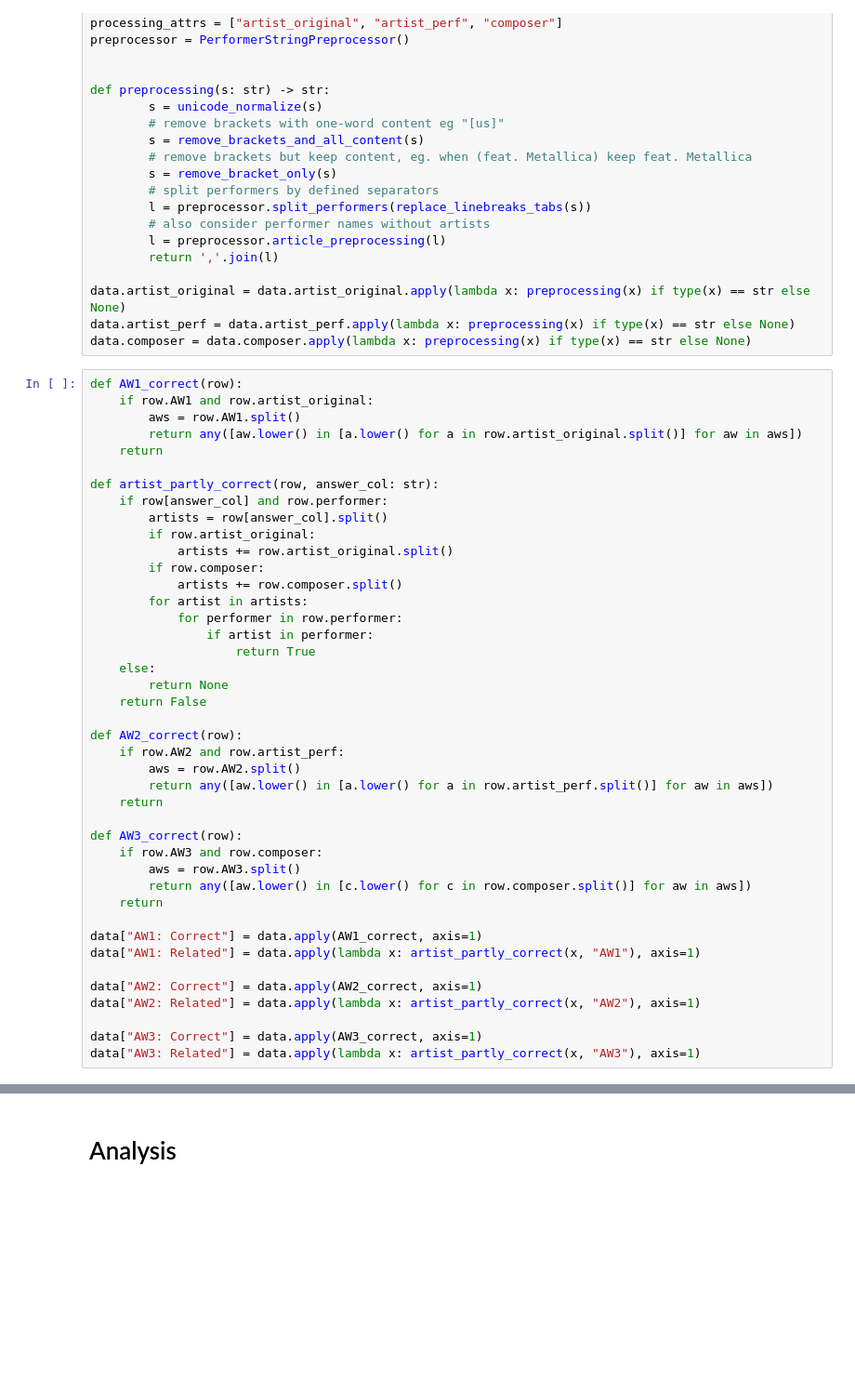
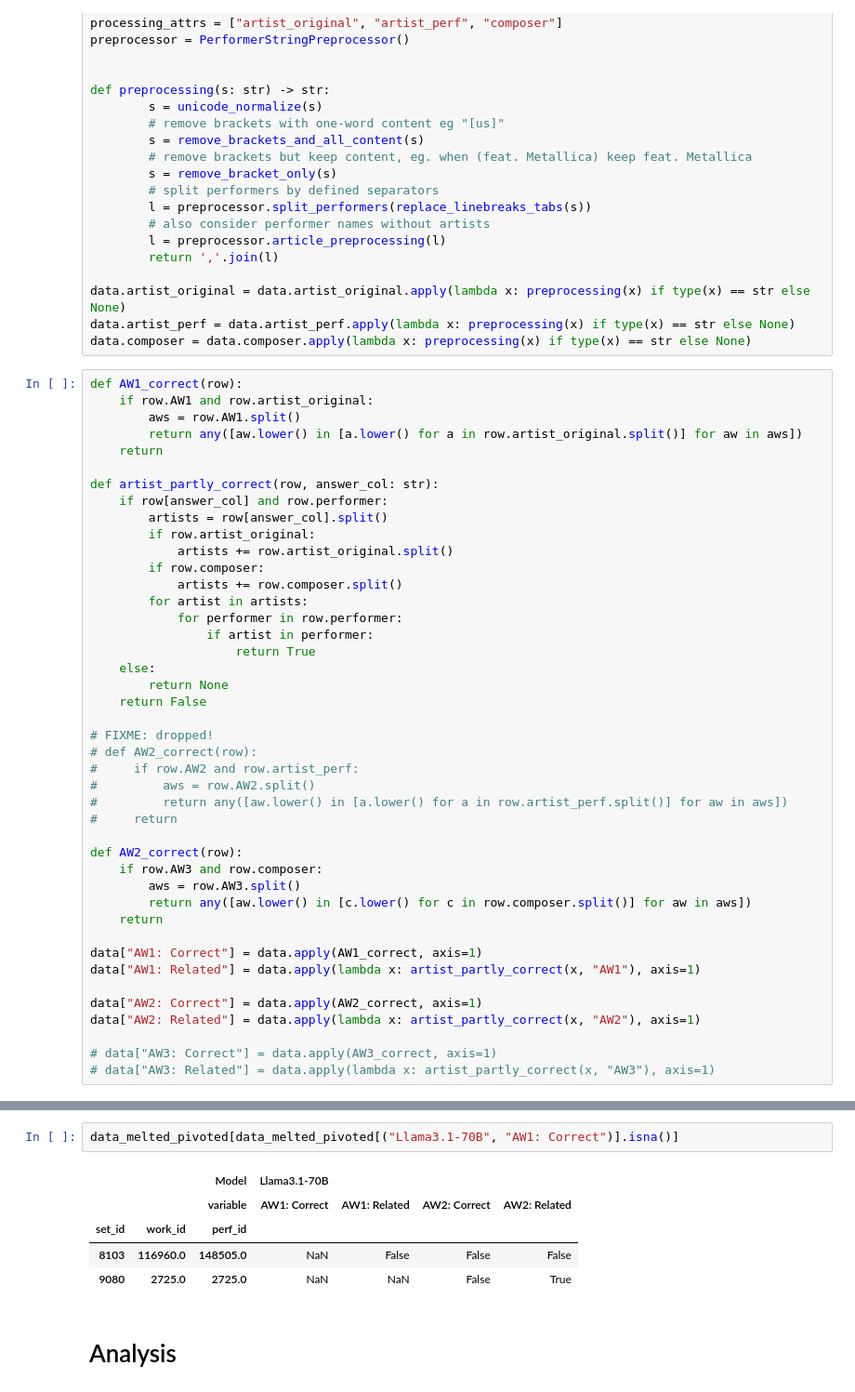
Before and after one commit to progsi/YTUnCoverLLM, a Jupyter notebook: notebooks/quantifying_entity_novelty.ipynb, the cells around one changed output, grey strips where cells are left out. Shown at 93% size. Saved outputs shown, nothing was run; the diff lists cells and outputs as text; blank space fills up the shorter version.

```diff
--- a/notebooks/quantifying_entity_novelty.ipynb
+++ b/notebooks/quantifying_entity_novelty.ipynb
@@ -75,13 +75,14 @@ def artist_partly_correct(row, answer_col: str):
         return None
     return False
 
+# FIXME: dropped!
+# def AW2_correct(row):
+#     if row.AW2 and row.artist_perf:
+#         aws = row.AW2.split()
+#         return any([aw.lower() in [a.lower() for a in row.artist_perf.split()] for aw in aws])
+#     return
+
 def AW2_correct(row):
-    if row.AW2 and row.artist_perf:
-        aws = row.AW2.split()
-        return any([aw.lower() in [a.lower() for a in row.artist_perf.split()] for aw in aws])
-    return
-
-def AW3_correct(row):
     if row.AW3 and row.composer:
         aws = row.AW3.split()
         return any([aw.lower() in [c.lower() for c in row.composer.split()] for aw in aws])
@@ -93,8 +94,8 @@ data["AW1: Related"] = data.apply(lambda x: artist_partly_correct(x, "AW1"), axi
 data["AW2: Correct"] = data.apply(AW2_correct, axis=1)
 data["AW2: Related"] = data.apply(lambda x: artist_partly_correct(x, "AW2"), axis=1)
 
-data["AW3: Correct"] = data.apply(AW3_correct, axis=1)
-data["AW3: Related"] = data.apply(lambda x: artist_partly_correct(x, "AW3"), axis=1)
+# data["AW3: Correct"] = data.apply(AW3_correct, axis=1)
+# data["AW3: Related"] = data.apply(lambda x: artist_partly_correct(x, "AW3"), axis=1)
 # %%
 
 id_cols = ['set_id', 'work_id', 'perf_id', 'Model']
@@ -115,3 +132,11 @@ data_melted_pivoted
+# %%
+data_melted_pivoted[data_melted_pivoted[("Llama3.1-70B", "AW1: Correct")].isna()]
+# %% [output]
+|  |  | Model | Llama3.1-70B |  |  |  |
+|  |  | variable | AW1: Correct | AW1: Related | AW2: Correct | AW2: Related |
+| set_id | work_id | perf_id |  |  |  |  |
+| 8103 | 116960.0 | 148505.0 | NaN | False | False | False |
+| 9080 | 2725.0 | 2725.0 | NaN | NaN | False | True |
 # %% [markdown]
 # Analysis
 # %%
```
Also changed, not shown: parts of 2 cells of this notebook, 11 other files.
